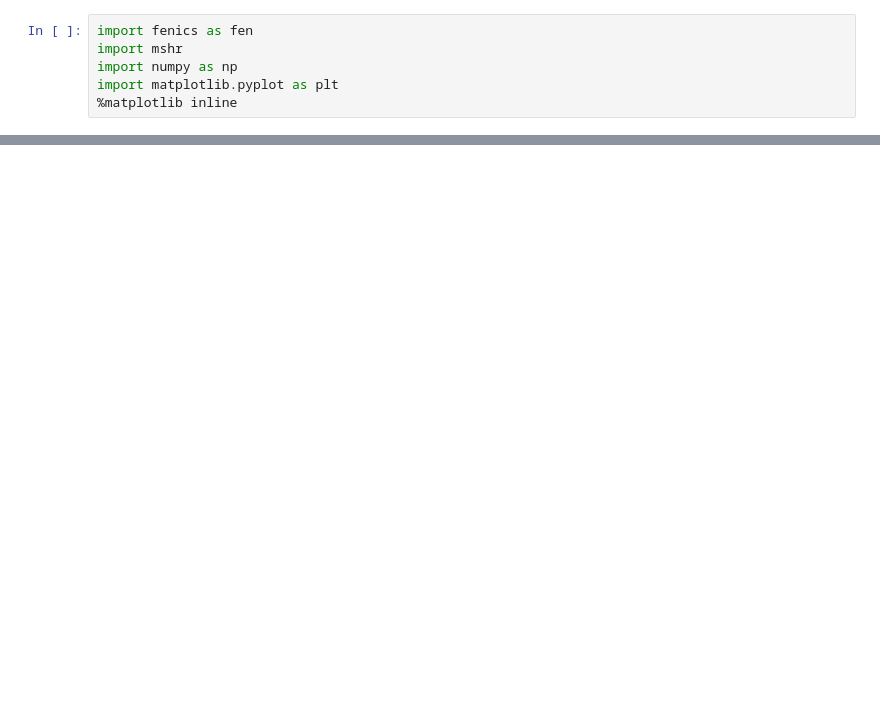
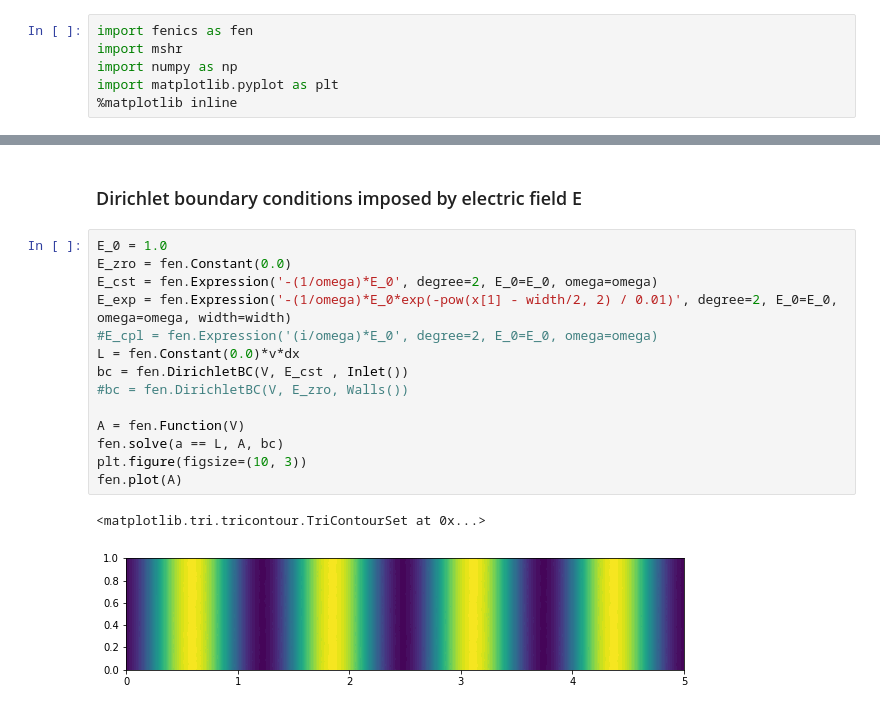
Before and after one commit to FMatti/Maxwell-MRI, a Jupyter notebook: practice/waveguide_2d.ipynb, the cells around one changed output, grey strips where cells are left out. Saved outputs shown, nothing was run; the diff lists cells and outputs as text; blank space fills up the shorter version.

```diff
--- a/practice/waveguide_2d.ipynb
+++ b/practice/waveguide_2d.ipynb
@@ -56,0 +70,19 @@ fen.plot(A)
+# %% [markdown]
+### Dirichlet boundary conditions imposed by electric field E
+# %%
+E_0 = 1.0
+E_zro = fen.Constant(0.0)
+E_cst = fen.Expression('-(1/omega)*E_0', degree=2, E_0=E_0, omega=omega)
+E_exp = fen.Expression('-(1/omega)*E_0*exp(-pow(x[1] - width/2, 2) / 0.01)', degree=2, E_0=E_0, omega=omega, width=width)
+#E_cpl = fen.Expression('(i/omega)*E_0', degree=2, E_0=E_0, omega=omega)
+L = fen.Constant(0.0)*v*dx
+bc = fen.DirichletBC(V, E_cst , Inlet())
+#bc = fen.DirichletBC(V, E_zro, Walls())
+
+A = fen.Function(V)
+fen.solve(a == L, A, bc)
+plt.figure(figsize=(10, 3))
+fen.plot(A)
+# %% [output]
+<matplotlib.tri.tricontour.TriContourSet at 0x...>
+[figure, added]
```
Also changed, not shown: parts of 7 cells of this notebook, 2 other files.
